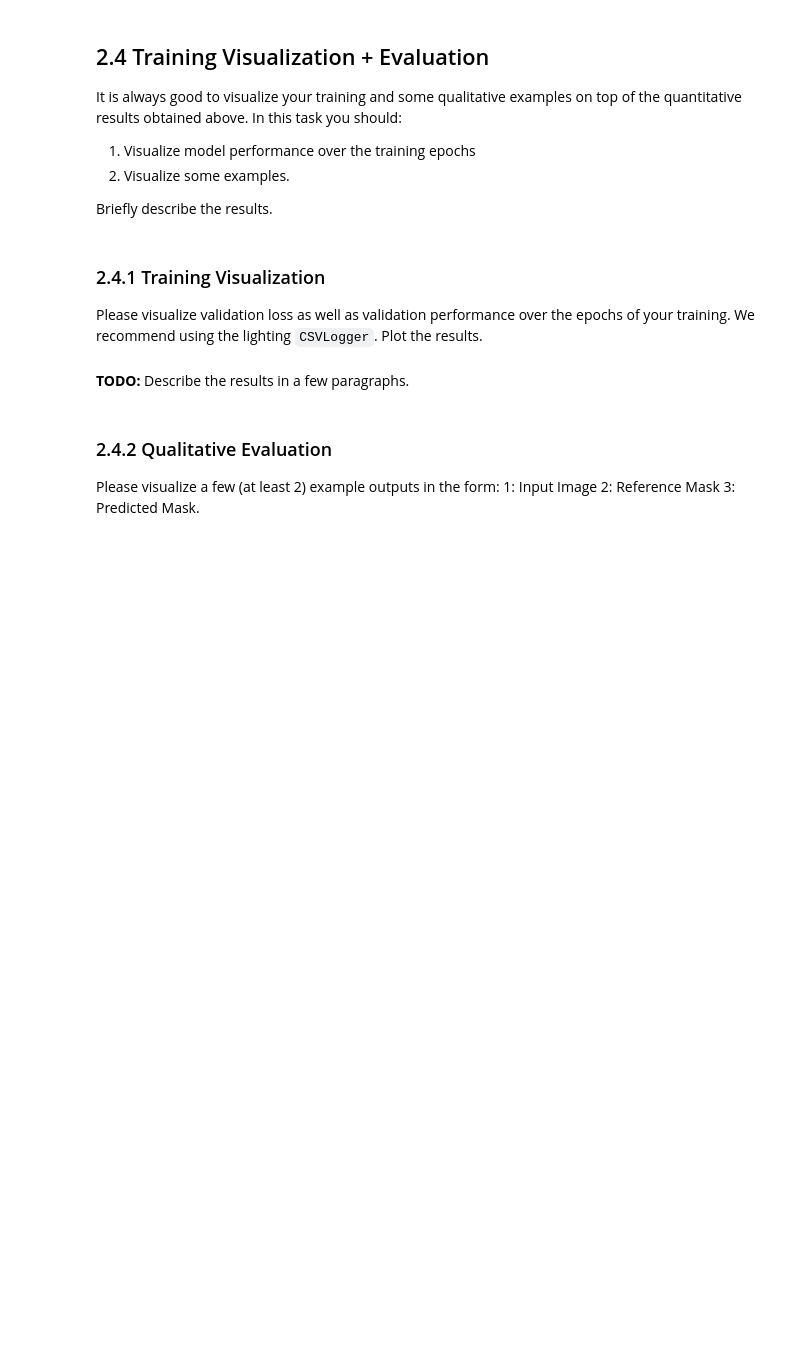
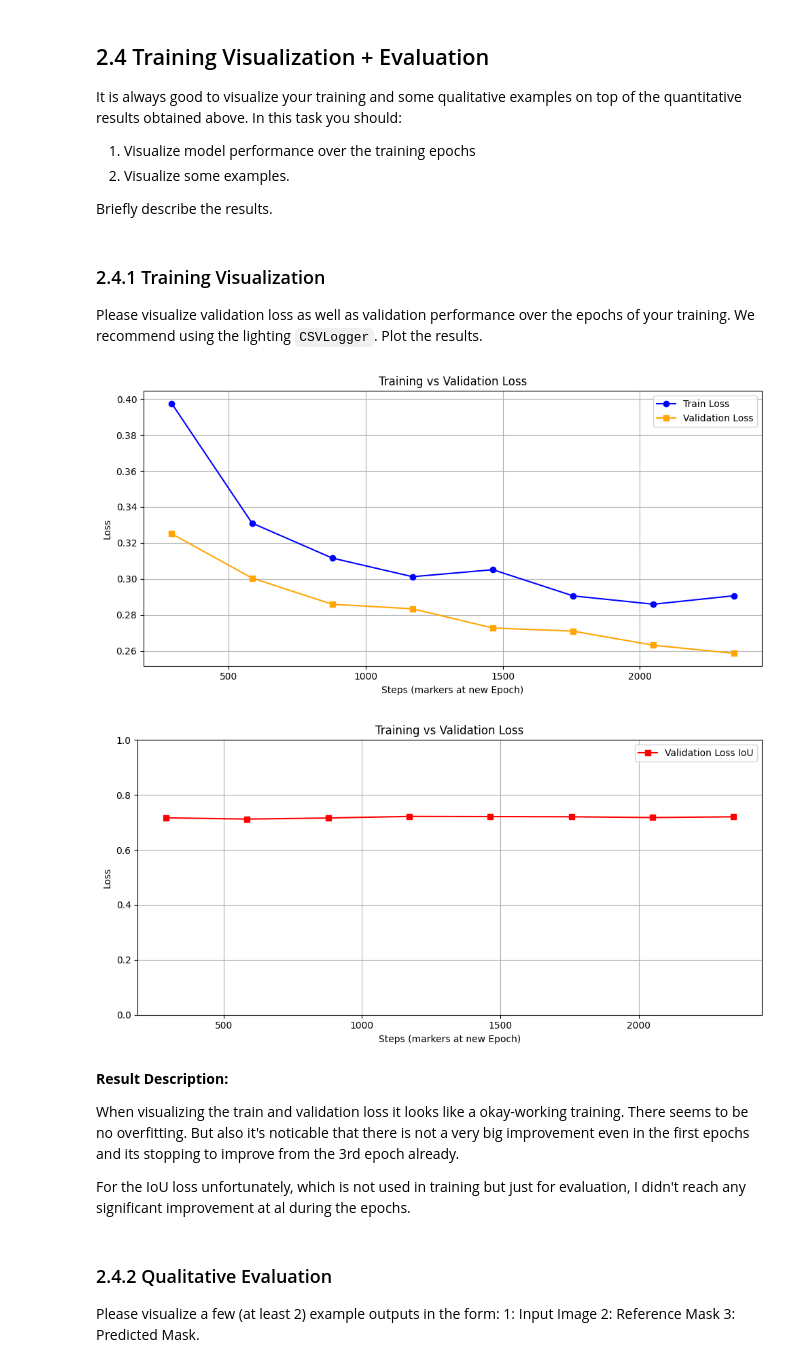
Before and after one commit to aalolexx/copersnicus-deforestation-ml-analysis, a Jupyter notebook: src/ipl4eo_miniproject_2025/Task_2.ipynb, the cells around one changed output. Saved outputs shown, nothing was run; the diff lists cells and outputs as text; code cells hidden in the pictures; blank space fills up the shorter version.

```diff
--- a/src/ipl4eo_miniproject_2025/Task_2.ipynb
+++ b/src/ipl4eo_miniproject_2025/Task_2.ipynb
@@ -712,9 +670,63 @@ Briefly describe the results.
 
 Please visualize validation loss as well as validation performance over the epochs of your training. We recommend using the lighting `CSVLogger`. Plot the results.
 # %%
-# Plot mIoU and loss over training epochs
+from tensorboard.backend.event_processing import event_accumulator
+
+event_path = "lightning_logs/version_23/events.out.tfevents.1753216119.THINKPAD.9304.0"
+
+ea = event_accumulator.EventAccumulator(event_path)
+ea.Reload()
+
+# get the logged loss data from the training
+train_loss_events = ea.Scalars("train_loss")
+val_loss_events = ea.Scalars("val_loss")
+val_iou_loss_events = ea.Scalars("val_mIoU")
+
+# Extract steps and values
+train_steps = [e.step for e in train_loss_events]
+train_values = [e.value for e in train_loss_events]
+
+val_steps = [e.step for e in val_loss_events]
+val_values = [e.value for e in val_loss_events]
+
+val_iou_steps = [e.step for e in val_iou_loss_events]
+val_iou_values = [e.value for e in val_iou_loss_events]
+
+# The cross entropy loss (train + val)
+plt.figure(figsize=(10, 5))
+plt.plot(train_steps, train_values, label="Train Loss", marker="o", color="blue")
+plt.plot(val_steps, val_values, label="Validation Loss", marker="s", color="orange")
+
+plt.xlabel("Steps (markers at new Epoch)")
+plt.ylabel("Loss")
+plt.title("Training vs Validation Loss")
+plt.legend()
+plt.grid(True)
+plt.tight_layout()
+plt.show()
+
+
+# Also show IoU Loss
+plt.figure(figsize=(10, 5))
+plt.plot(val_iou_steps, val_iou_values, label="Validation Loss IoU", marker="s", color="red")
+plt.xlabel("Steps (markers at new Epoch)")
+plt.ylabel("Loss")
+plt.ylim((0,1))
+plt.title("Training vs Validation Loss")
+plt.legend()
+plt.grid(True)
+plt.tight_layout()
+plt.show()
+# %% [output]
+[figure, added]
+[figure, added]
 # %% [markdown]
-**TODO:** Describe the results in a few paragraphs.
+**Result Description:**
+
+When visualizing the train and validation loss it looks like a okay-working training.
+There seems to be no overfitting. But also it's noticable that there is not a very big improvement even in the first epochs and its stopping to improve from the 3rd epoch already.
+
+For the IoU loss unfortunately, which is not used in training but just for evaluation, I didn't reach any significant improvement at al during the epochs.
 # %% [markdown]
 ### 2.4.2 Qualitative Evaluation
 
```
Also changed, not shown: parts of 8 cells of this notebook, 2 other files.
